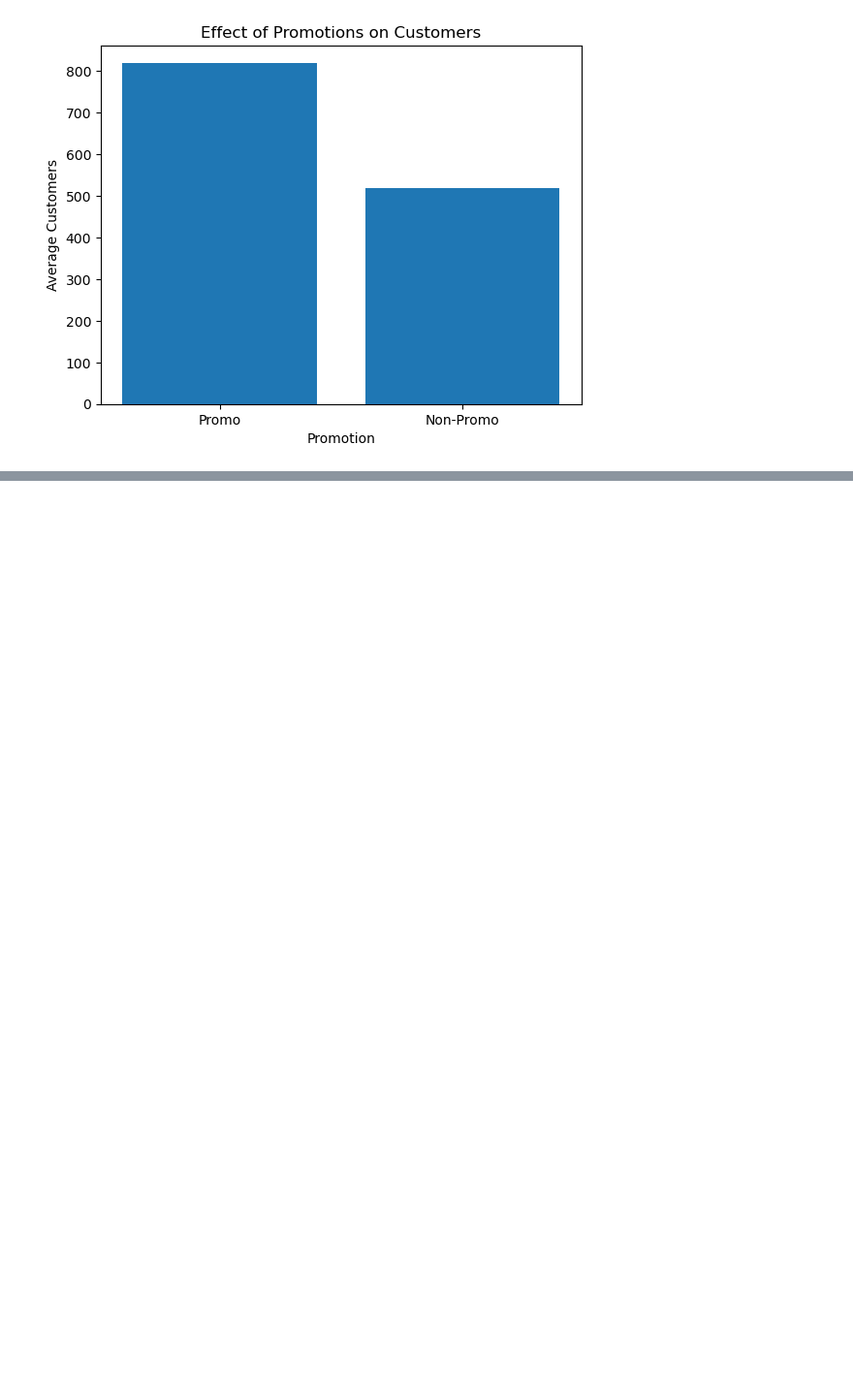
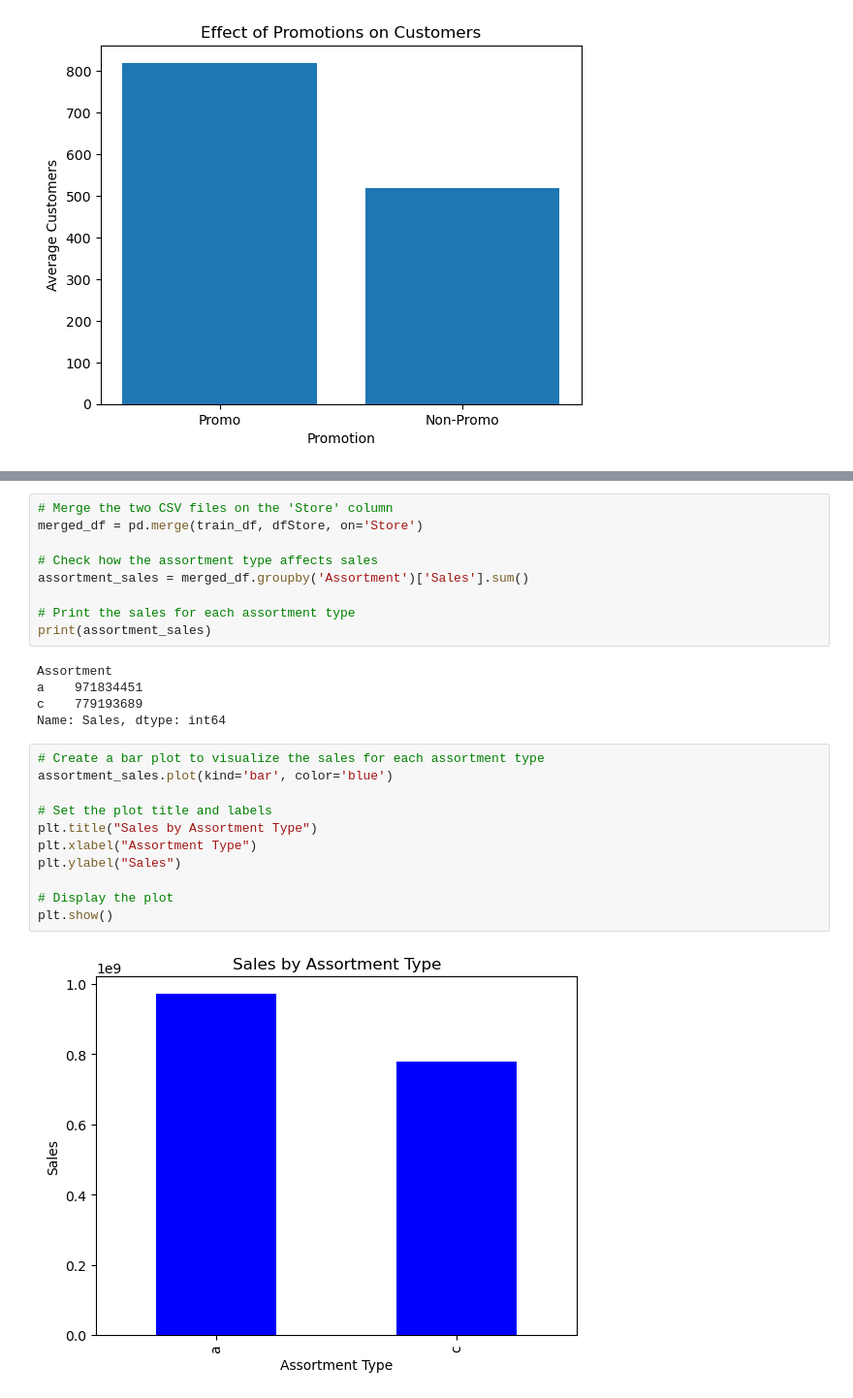
Before and after one commit to jodahe1/Rossmann-Pharmaceuticals-, a Jupyter notebook: Task1/EDA and Data Cleaning.ipynb, the cells around one changed output, grey strips where cells are left out. Shown at 97% size. Drawn from its saved outputs; the diff is of its cells as text; blank space fills up the shorter version.

```diff
--- a/Task1/EDA and Data Cleaning.ipynb
+++ b/Task1/EDA and Data Cleaning.ipynb
@@ -359,0 +498,27 @@ plt.show()
+# %%
+# Merge the two CSV files on the 'Store' column
+merged_df = pd.merge(train_df, dfStore, on='Store')
+
+# Check how the assortment type affects sales
+assortment_sales = merged_df.groupby('Assortment')['Sales'].sum()
+
+# Print the sales for each assortment type
+print(assortment_sales)
+# %% [output]
+Assortment
+a    971834451
+c    779193689
+Name: Sales, dtype: int64
+# %%
+# Create a bar plot to visualize the sales for each assortment type
+assortment_sales.plot(kind='bar', color='blue')
+
+# Set the plot title and labels
+plt.title("Sales by Assortment Type")
+plt.xlabel("Assortment Type")
+plt.ylabel("Sales")
+
+# Display the plot
+plt.show()
+# %% [output]
+[figure, added]
```
Also changed, not shown: parts of 27 cells of this notebook, 1 other file.
